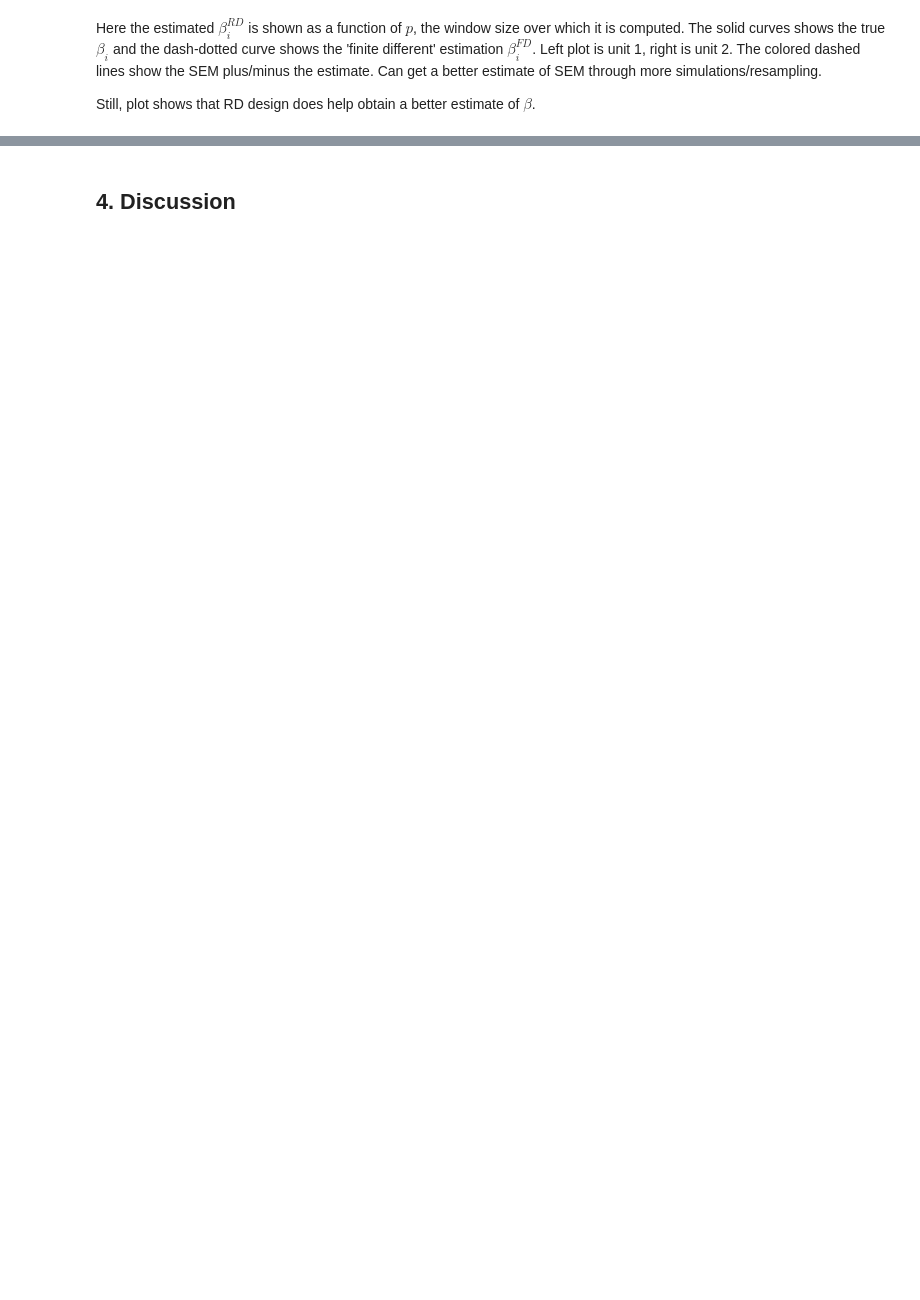
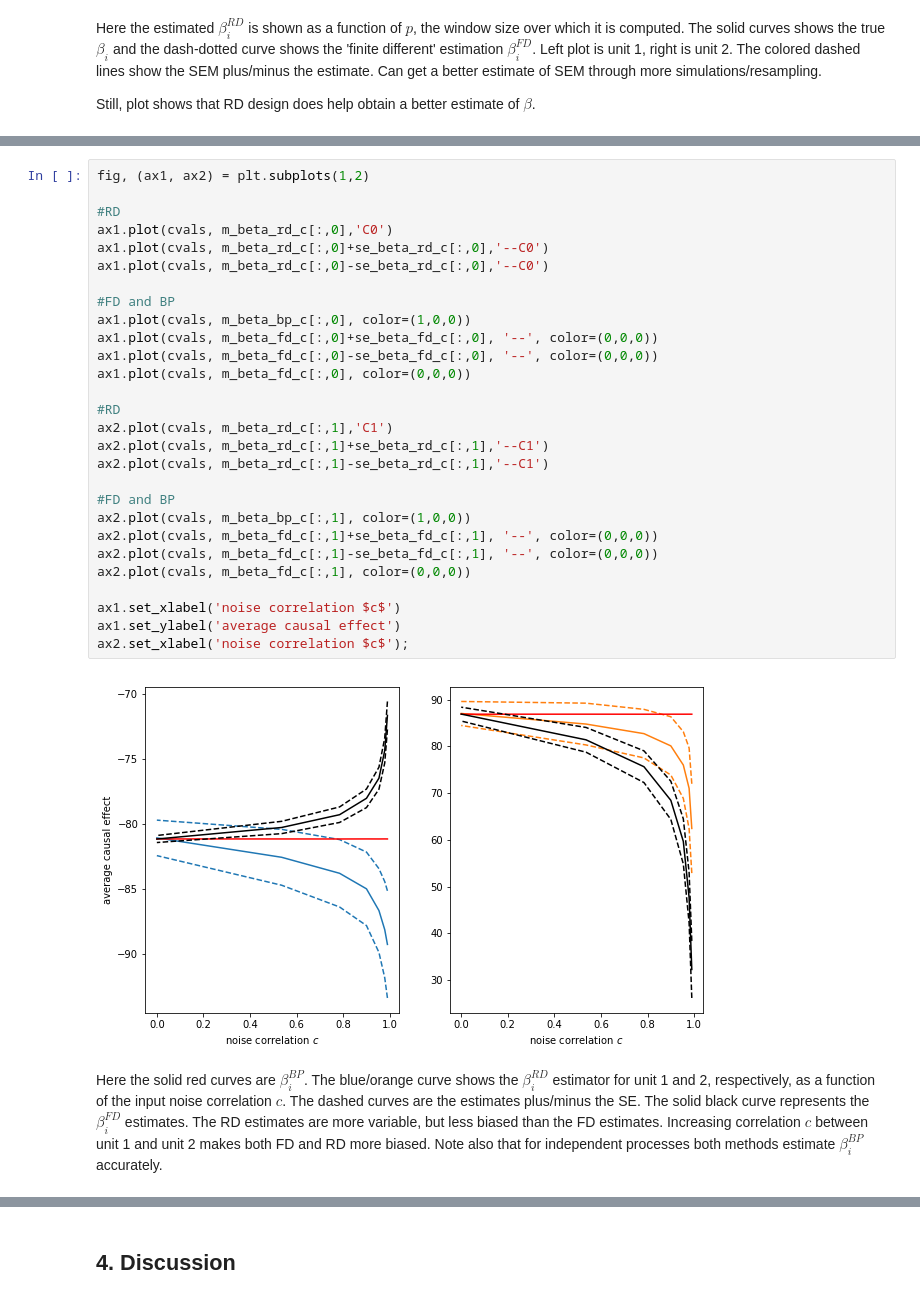
Before and after one commit to benlansdell/rdd, a Jupyter notebook: rdd.ipynb, the cells around one changed output, grey strips where cells are left out. Cells and saved outputs as stored; diff of their text form; blank space fills up the shorter version.

```diff
--- a/rdd.ipynb
+++ b/rdd.ipynb
@@ -426,0 +488,32 @@ Still, plot shows that RD design does help obtain a better estimate of $\beta$.
+# %%
+fig, (ax1, ax2) = plt.subplots(1,2)
+
+#RD
+ax1.plot(cvals, m_beta_rd_c[:,0],'C0')
+ax1.plot(cvals, m_beta_rd_c[:,0]+se_beta_rd_c[:,0],'--C0')
+ax1.plot(cvals, m_beta_rd_c[:,0]-se_beta_rd_c[:,0],'--C0')
+
+#FD and BP
+ax1.plot(cvals, m_beta_bp_c[:,0], color=(1,0,0))
+ax1.plot(cvals, m_beta_fd_c[:,0]+se_beta_fd_c[:,0], '--', color=(0,0,0))
+ax1.plot(cvals, m_beta_fd_c[:,0]-se_beta_fd_c[:,0], '--', color=(0,0,0))
+ax1.plot(cvals, m_beta_fd_c[:,0], color=(0,0,0))
+
+#RD
+ax2.plot(cvals, m_beta_rd_c[:,1],'C1')
+ax2.plot(cvals, m_beta_rd_c[:,1]+se_beta_rd_c[:,1],'--C1')
+ax2.plot(cvals, m_beta_rd_c[:,1]-se_beta_rd_c[:,1],'--C1')
+
+#FD and BP
+ax2.plot(cvals, m_beta_bp_c[:,1], color=(1,0,0))
+ax2.plot(cvals, m_beta_fd_c[:,1]+se_beta_fd_c[:,1], '--', color=(0,0,0))
+ax2.plot(cvals, m_beta_fd_c[:,1]-se_beta_fd_c[:,1], '--', color=(0,0,0))
+ax2.plot(cvals, m_beta_fd_c[:,1], color=(0,0,0))
+
+ax1.set_xlabel('noise correlation $c$')
+ax1.set_ylabel('average causal effect')
+ax2.set_xlabel('noise correlation $c$');
+# %% [output]
+[figure, added]
+# %% [markdown]
+Here the solid red curves are $\beta_i^{BP}$. The blue/orange curve shows the $\beta_i^{RD}$ estimator for unit 1 and 2, respectively, as a function of the input noise correlation $c$. The dashed curves are the estimates plus/minus the SE. The solid black curve represents the $\beta_i^{FD}$ estimates. The RD estimates are more variable, but less biased than the FD estimates. Increasing correlation $c$ between unit 1 and unit 2 makes both FD and RD more biased. Note also that for independent processes both methods estimate $\beta_i^{BP}$ accurately.
```
Also changed, not shown: parts of 22 cells of this notebook, 7 other files.
